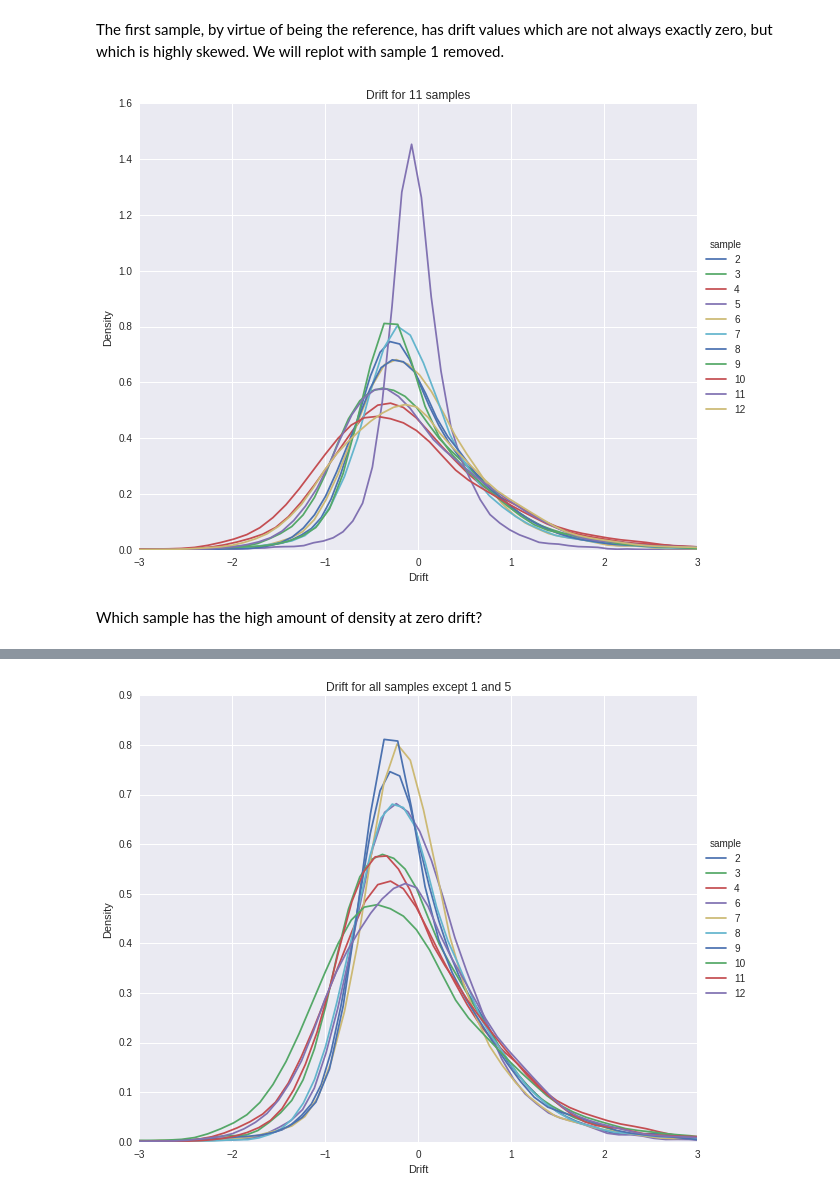
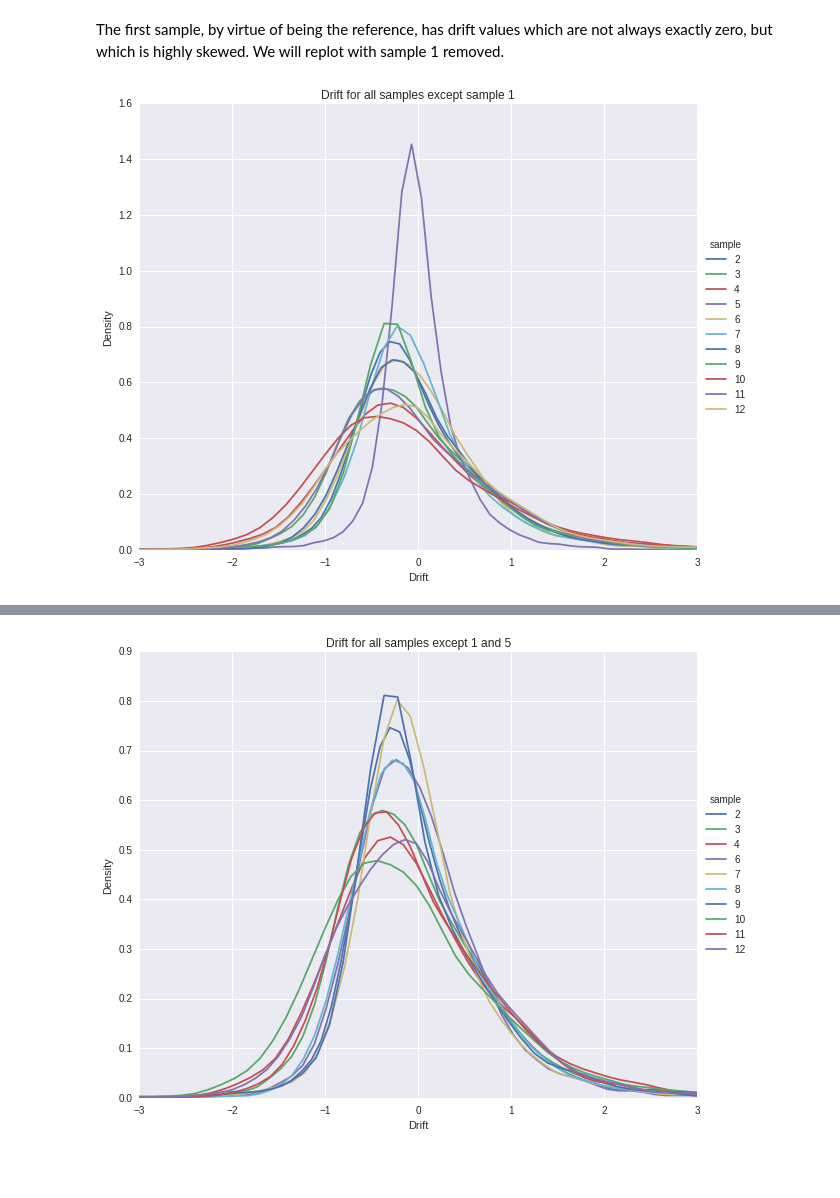
Before and after one commit to veleritas/ageing, a Jupyter notebook: analysis/PMID26623667/filtered_transcriptome.ipynb, the cells around one changed output, grey strips where cells are left out. Cells and saved outputs as stored; diff of their text form; code cells hidden in the pictures; blank space fills up the shorter version.

```diff
--- a/analysis/PMID26623667/filtered_transcriptome.ipynb
+++ b/analysis/PMID26623667/filtered_transcriptome.ipynb
@@ -30,5 +27,7 @@ from src.util import subset
 # %%
-sub = pd.read_csv("../data/PMID26623667/avg_annotated_cpm_values.tsv", sep = '\t')
+sub = pd.read_csv("../../data/PMID26623667/avg_annotated_cpm_values.tsv", sep = '\t')
+# %%
+sub["log_cpm"] = np.log(sub["value"])
 # %%
 sub.shape
 # %% [output]
@@ -82,14 +72,12 @@ sns.distplot(sub.query("sample == 1")["trans_drift"]);
 # %% [markdown]
 The first sample, by virtue of being the reference, has drift values which are not always exactly zero, but which is highly skewed. We will replot with sample 1 removed.
 # %%
-fig = plot_multi_density(
+ax = plot_multi_density(
     sub.query("sample != 1"), "sample", "trans_drift",
     rc = {"figure.figsize": (10, 8)}
 )
-fig.set_xlim((-3, 3))
-fig.set_title("Drift for 11 samples")
-fig.set_xlabel("Drift");
+ax.set_xlim((-3, 3))
+ax.set_title("Drift for all samples except sample 1")
+ax.set_xlabel("Drift");
 # %% [output]
-[figure, old version]
+[figure, new version]
-# %% [markdown]
-Which sample has the high amount of density at zero drift?
```
Also changed, not shown: parts of 61 cells of this notebook.
